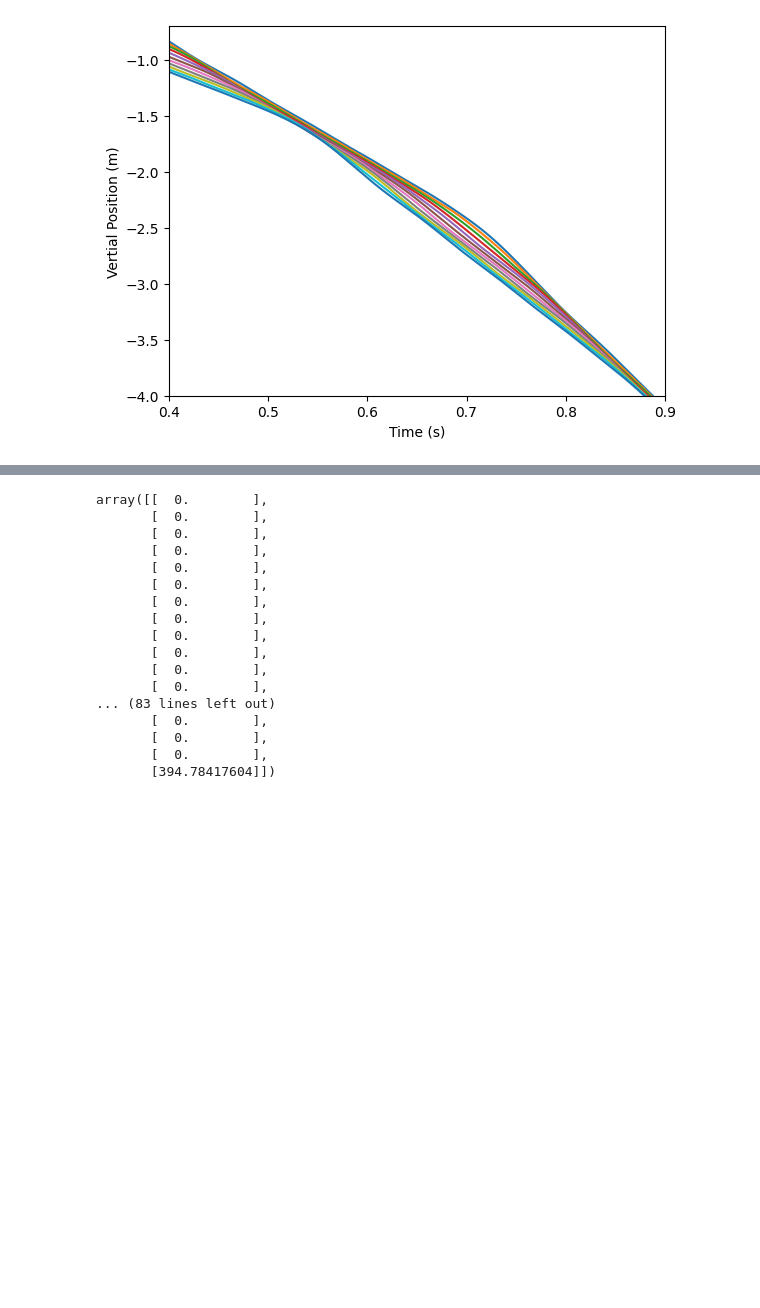
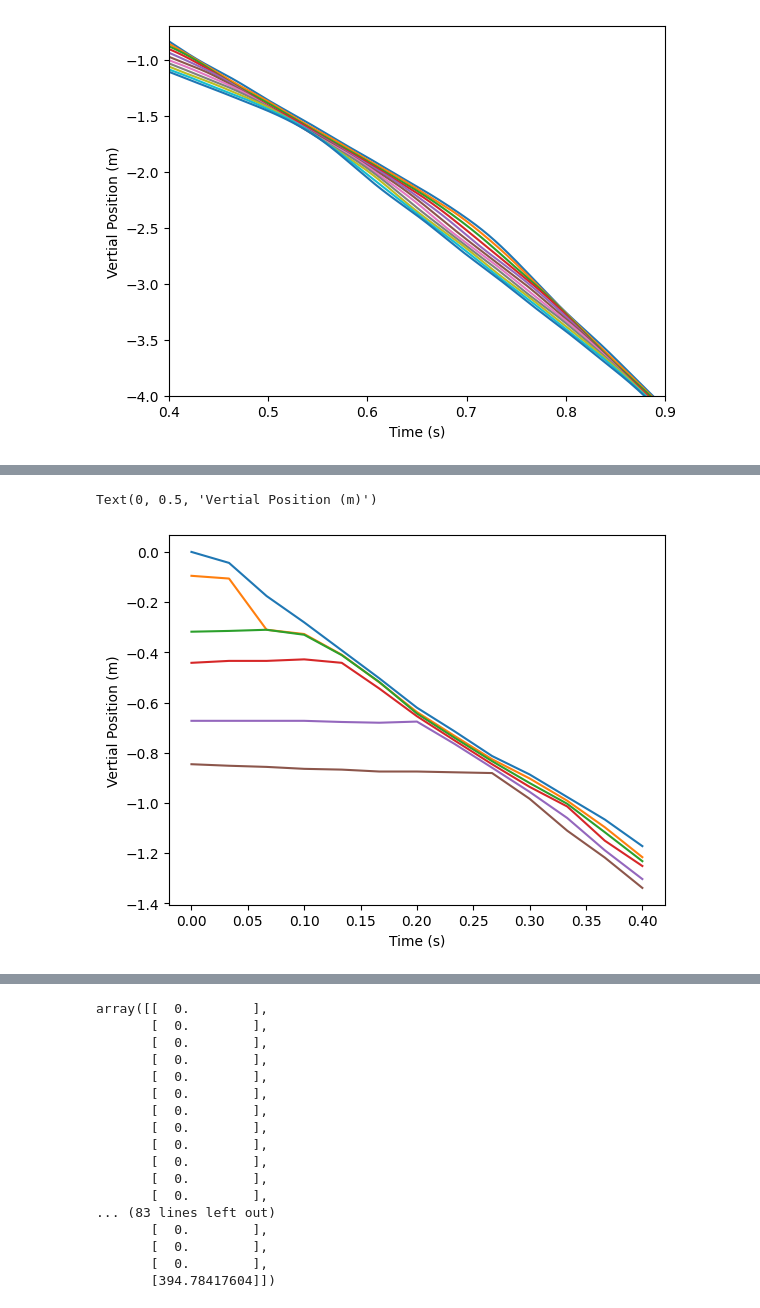
Before and after one commit to BrainConnection/Small_Project, a Jupyter notebook: Slinky Project.ipynb, the cells around one changed output, grey strips where cells are left out. Saved outputs shown, nothing was run; the diff lists cells and outputs as text; code cells hidden in the pictures; blank space fills up the shorter version.

```diff
--- a/Slinky Project.ipynb
+++ b/Slinky Project.ipynb
@@ -404,0 +407,8 @@ Text(0, 0.5, 'Vertial Position (m)')
+# %%
+tlist = np.array([(1/30)*i for i in range(13)])
+ylist1 = np.array([0.0, -0.0437, -0.1758, -0.2807, -0.3922, -0.5037, -0.6205, -0.7147, -0.8132, -0.8867, -0.9766, -1.0662, -1.1723])
+ylist2 = np.array([-0.0952, -0.1061, -0.3102, -0.3271, -0.4097, -0.5199, -0.6378, -0.7327, -0.826, -0.9026, -0.9913, -1.0969, -1.2163])
+ylist3 = np.array([-0.3179, -0.3148, -0.3102, -0.3301, -0.4113, -0.5184, -0.6439, -0.7403, -0.8337, -0.9209, -1.0036, -1.1168, -1.2323])
+ylist4 = np.array([-0.4419, -0.4342, -0.4342, -0.4281, -0.4419, -0.5444, -0.6546, -0.751, -0.8459, -0.9362, -1.0143, -1.1505, -1.2515])
+ylist5 = np.array([-0.673, -0.673, -0.673, -0.673, -0.6776, -0.6806, -0.676, -0.7648, -0.8597, -0.9561, -1.0602, -1.1888, -1.3035])
+ylist6 = np.array([-0.8459, -0.852, -0.8566, -0.8643, -0.8674, -0.875, -0.875, -0.8781, -0.8811, -0.9837, -1.1107, -1.2178, -1.3388])
@@ -404,0 +417,12 @@ Text(0, 0.5, 'Vertial Position (m)')
+# %%
+# Constant Initialization
+
+N = 100                     # of point mass
+omega = 2 * np.pi * 37.959      # w**2 := k/m, Hz
+g = 9.8                     # m/s**2
+L_0 = 0.0005                # natural length
+
+delta = g / omega ** 2    # stationary length
+
+t_step = 13
+tlist = np.linspace(0,0.4,t_step)
@@ -404,0 +561,15 @@ Text(0, 0.5, 'Vertial Position (m)')
+# %%
+plt.figure()
+
+plt.plot(tlist, ylist1)
+plt.plot(tlist, ylist2)
+plt.plot(tlist, ylist3)
+plt.plot(tlist, ylist4)
+plt.plot(tlist, ylist5)
+plt.plot(tlist, ylist6)
+
+plt.xlabel('Time (s)')
+plt.ylabel('Vertial Position (m)')
+# %% [output]
+Text(0, 0.5, 'Vertial Position (m)')
+[figure, added]
```
Also changed, not shown: parts of 19 cells of this notebook.
